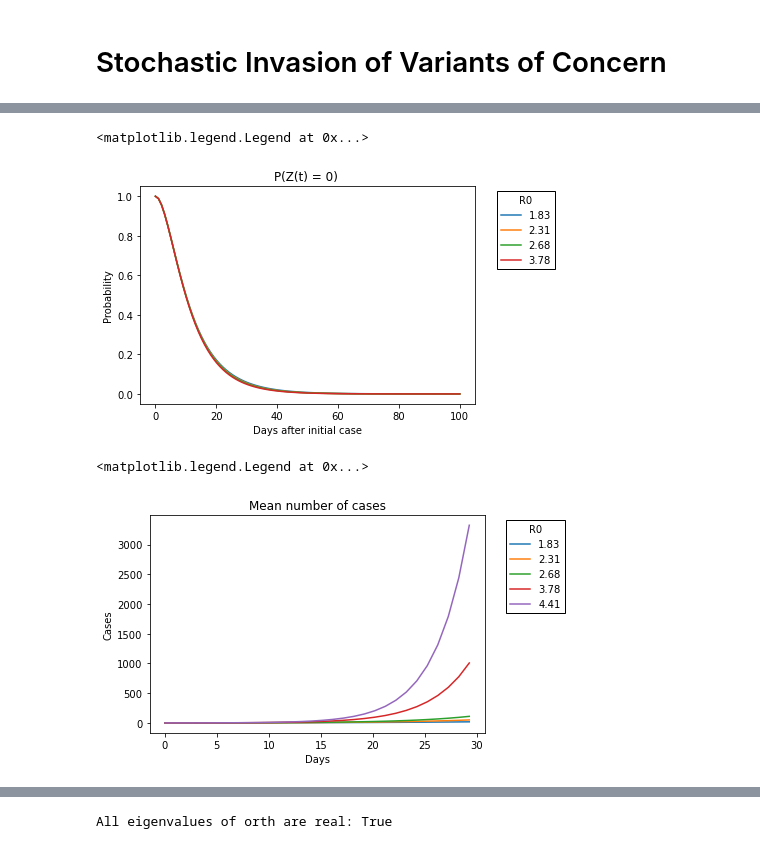
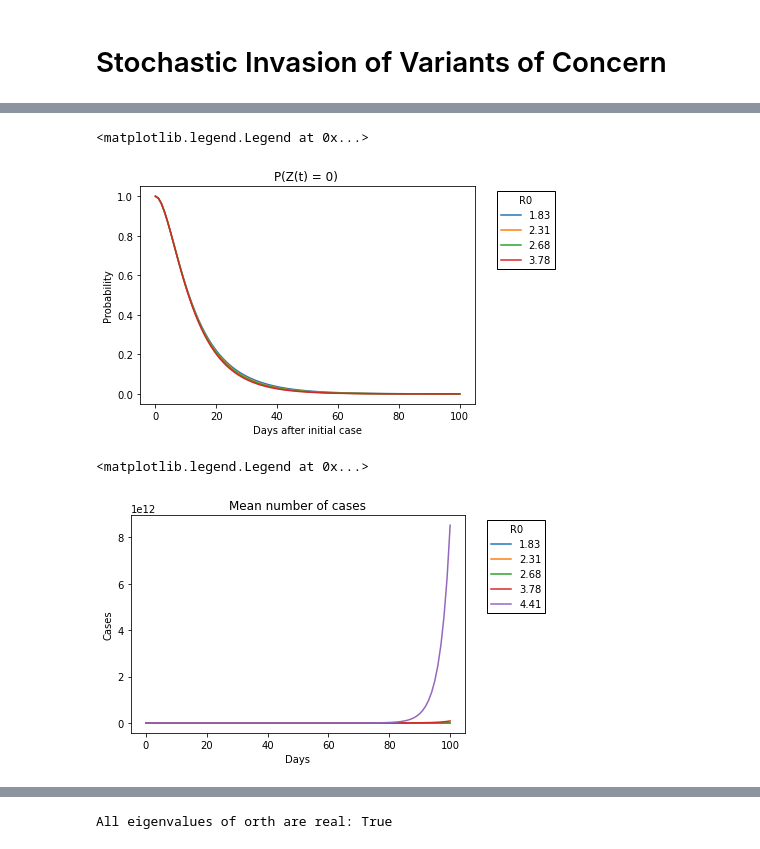
Before and after one commit to JCurran-Sebastian/BPs_for_VoC, a Jupyter notebook: VoC_paper.ipynb, the cells around one changed output, grey strips where cells are left out. Saved outputs shown, nothing was run; the diff lists cells and outputs as text; code cells hidden in the pictures.

```diff
--- a/VoC_paper.ipynb
+++ b/VoC_paper.ipynb
@@ -264,6 +264,7 @@ if not cluster_im:
     im_vec = np.zeros(ntypes)
     im_vec[:nexposed] = im*prop_vec*const_vec # Rate of importation for unvaccinated exposed cases of variants with no previous infection history
 else:
+    discount_imports = 1
     ntypes+=1
     cluster_size = 2
     alpha = 0.3
@@ -293,7 +276,7 @@ array([ 7,  2,  5,  2, 13,  3,  1, 10,  4,  5,  1,  5,  8,  4,  6,  0, 11,
 # %%
 # Solve ODEs
 
-rho_mat = np.zeros((len(Reff_vec), len(time)))
+# rho_mat = np.zeros((len(Reff_vec), len(time)))
 q_mat = np.zeros_like(rho_mat)
 R_vec = np.zeros_like(Reff_vec)
 showplot_rho = 100
@@ -371,13 +354,14 @@ plt.legend(loc=2, bbox_to_anchor=(1.05, 1), framealpha=1., edgecolor='black', fa
 # plt.plot(time[:showplot_rho], np.exp(-1/5*time[:showplot_rho]), color = 'black')
 # %% [output]
 <matplotlib.legend.Legend at 0x...>
-[figure, old version]
+[figure, new version]
 # %%
 # Mean over time
+# Reff_vec = np.linspace(1.22, 2.94, num=20)
 mean_cond = np.zeros((len(Reff_vec), len(time)))
 mean_arr = np.zeros((len(Reff_vec), ntypes-1, len(time)))
 mean = np.zeros_like(mean_cond)
-showplot = 30
+showplot = 30*5
 for r, Reff in enumerate(Reff_vec):
     beta_SA = Reff*gamma*rtrans_variant
     RV = Reff*rtrans_variant
@@ -395,31 +379,31 @@ for r, Reff in enumerate(Reff_vec):
                     Omat[nex+nexposed+1, nex+nexposed+1] = np.sum(const_vec * beta_SA * prop_vec)
 
                 Omat -= np.diag(omega_vec)
             else:
                 for nex in range(0, nexposed):
                     omega_vec[nex + nexposed] = np.sum(const_vec*prop_vec*beta_SA) + gamma
                     Omat[nex, nex+nexposed] = omega_vec[nex]
                     Omat[nex+nexposed, :nexposed] = const_vec*prop_vec*beta_SA
                     Omat[nex+nexposed, nex+nexposed] = np.sum(const_vec * beta_SA * prop_vec)
 
                 Omat -= np.diag(omega_vec)
 
             return Omat
     outbreak.set_Omega(Omega)
     n0s = np.zeros(ntypes)
 #     n0s[0] = 1.
     Mvec = outbreak.solve_mean_odes(outbreak.set_mean_odes, time, n0s)[1:, :]
     mean_arr[r, :, :] = Mvec
 #     mean_cond[r, :] = np.sum(Mvec, axis=0)
 
 #     mean_cond[r, :] = np.sum(Mvec/(1-rho_mat[r, :] + np.finfo(float).eps), axis=0)
     mean[r, :] = np.sum(Mvec, axis=0)
     plt.plot(time[:showplot], mean[r, :showplot], label = str(np.round(RV, 2)))
 plt.title("Mean number of cases" )
 plt.xlabel("Days")
 plt.ylabel("Cases")
 # plt.savefig("./meancases_im=" + str(im) + "_R0=" + str(RV)+ "_n0=0.pdf")
 plt.legend(loc=2, bbox_to_anchor=(1.05, 1), framealpha=1., edgecolor='black', fancybox=False, title = "R0")
 # %% [output]
 <matplotlib.legend.Legend at 0x...>
-[figure, old version]
+[figure, new version]
```
Also changed, not shown: parts of 13 cells of this notebook.
